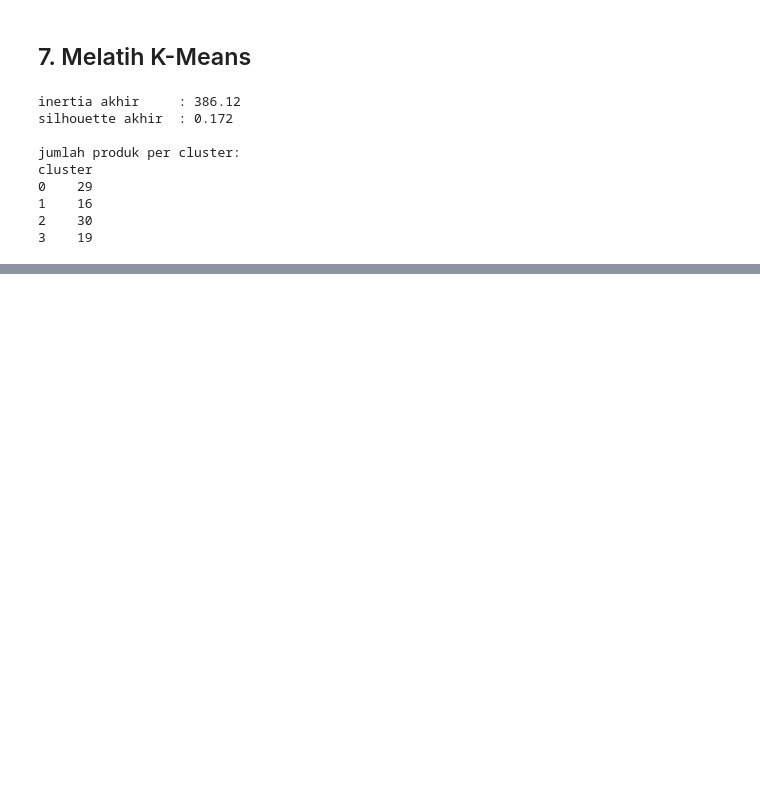
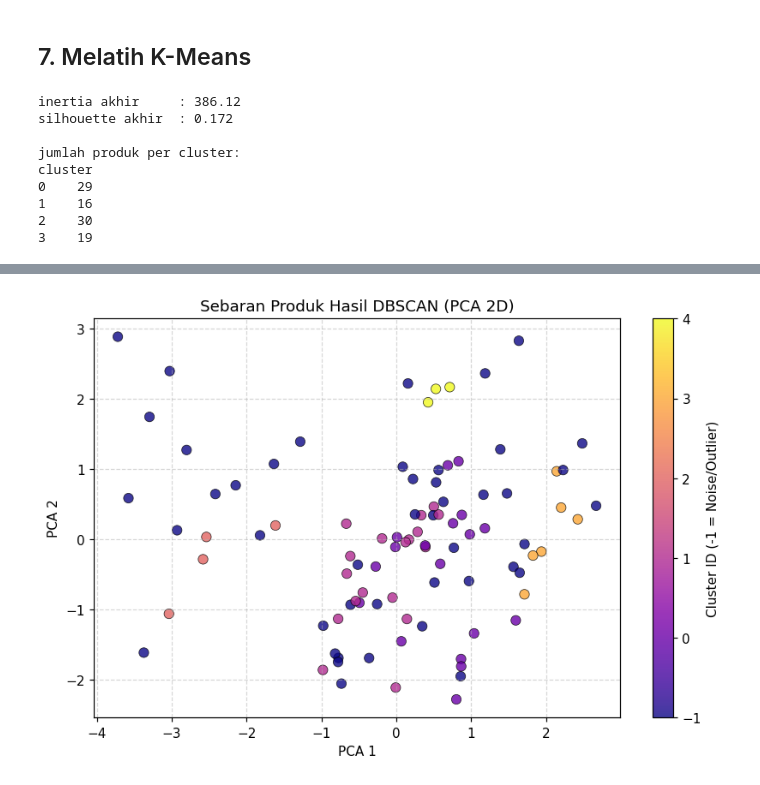
Before and after one commit to MNawfal24/ProjectBasedLearning_MyVentory, a Jupyter notebook: ML/notebook/product_segmentation.ipynb, the cells around one changed output, grey strips where cells are left out. Cells and saved outputs as stored; diff of their text form; code cells hidden in the pictures; blank space fills up the shorter version.

```diff
--- a/ML/notebook/product_segmentation.ipynb
+++ b/ML/notebook/product_segmentation.ipynb
@@ -751,0 +351,14 @@ product_segmentation versi 1.0.0 diekspor ke:
+# %%
+import time
+from sklearn.cluster import DBSCAN
+
+# Melatih model DBSCAN & menghitung waktu eksekusi
+start_time = time.time()
+dbscan = DBSCAN(eps=1.5, min_samples=3)
+db_labels = dbscan.fit_predict(X)
+db_time_ms = (time.time() - start_time) * 1000
+
+# Menyimpan hasil ke DataFrame
+features["dbscan_cluster"] = db_labels
+print(f"Model DBSCAN berhasil dilatih.")
+print(f"Waktu Komputasi: {db_time_ms:.2f} ms")
@@ -751,0 +407,18 @@ product_segmentation versi 1.0.0 diekspor ke:
+# %%
+import matplotlib.pyplot as plt
+from sklearn.decomposition import PCA
+
+pca = PCA(n_components=2, random_state=42)
+coords = pca.fit_transform(X)
+
+plt.figure(figsize=(9, 5.5))
+scatter = plt.scatter(coords[:, 0], coords[:, 1], c=db_labels, cmap='plasma', s=55, alpha=0.8, edgecolor='k', lw=0.5)
+plt.title("Sebaran Produk Hasil DBSCAN (PCA 2D)")
+plt.xlabel("PCA 1")
+plt.ylabel("PCA 2")
+cbar = plt.colorbar(scatter)
+cbar.set_label("Cluster ID (-1 = Noise/Outlier)")
+plt.grid(True, linestyle='--', alpha=0.5)
+plt.show()
+# %% [output]
+[figure, added]
```
Also changed, not shown: parts of 38 cells of this notebook.
